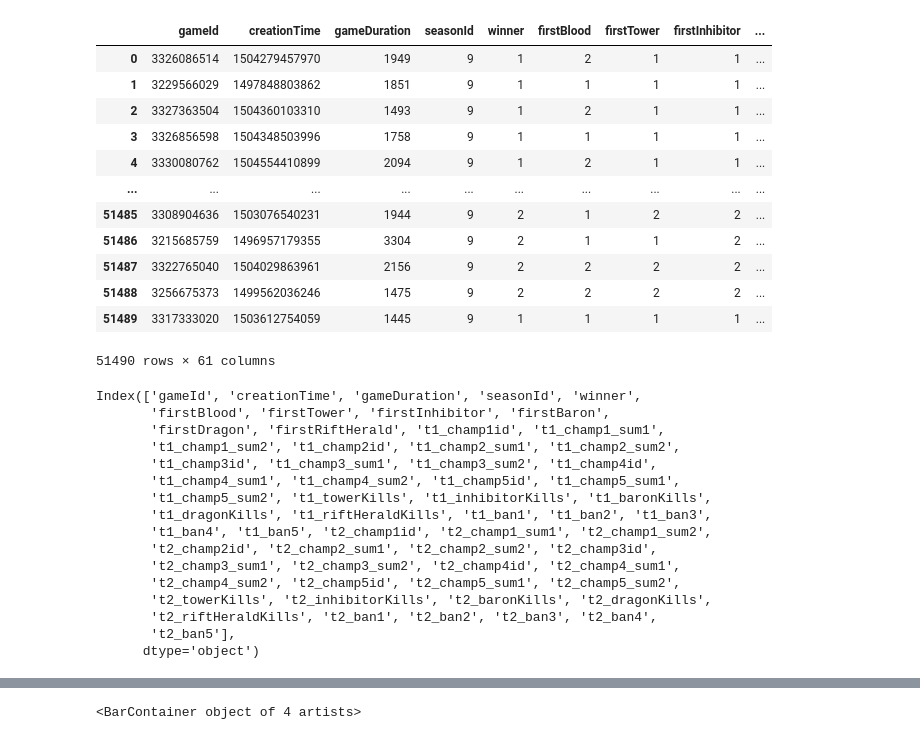
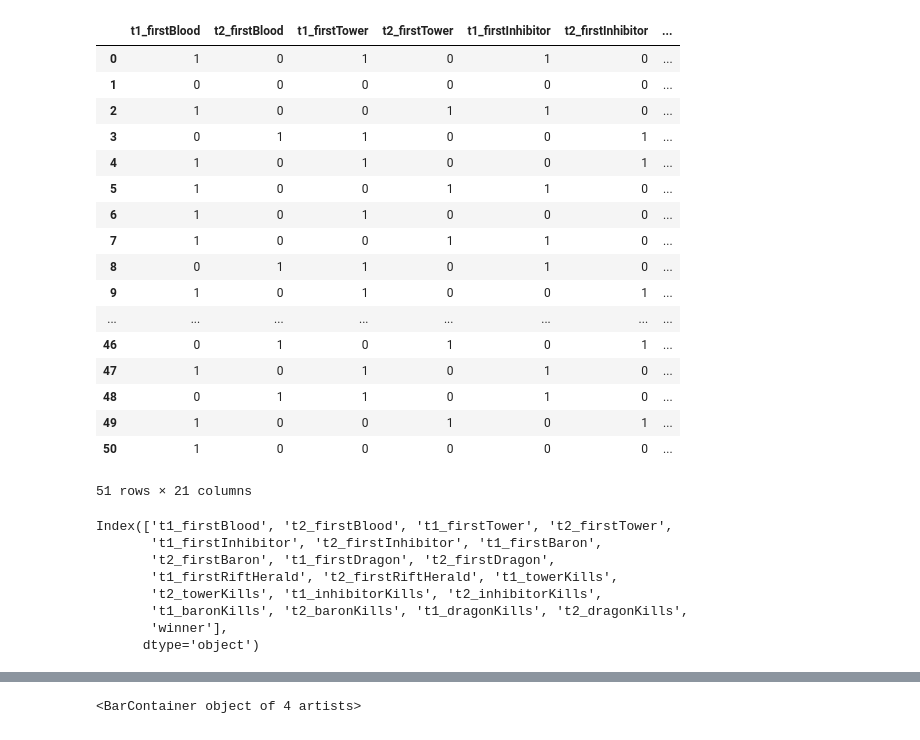
Before and after one commit to patrick-mcclure/a_day_in_the_life_of_a_data_scientist, a Jupyter notebook: Logistic_Regression_Tutorial_using_LoL_Data.ipynb, the cells around one changed output, grey strips where cells are left out. Saved outputs shown, nothing was run; the diff lists cells and outputs as text; code cells hidden in the pictures.

```diff
--- a/Logistic_Regression_Tutorial_using_LoL_Data.ipynb
+++ b/Logistic_Regression_Tutorial_using_LoL_Data.ipynb
@@ -2,39 +2,35 @@
 import numpy as np
 import pandas as pd
 # %%
-games_table = pd.read_csv('games.csv')
+games_table_train = pd.read_csv('games_train.csv')
+games_table_train
+# %% [output]
+|  | t1_firstBlood | t2_firstBlood | t1_firstTower | t2_firstTower | t1_firstInhibitor | t2_firstInhibitor | ... |
+| 0 | 1 | 0 | 1 | 0 | 1 | 0 | ... |
+| 1 | 0 | 0 | 0 | 0 | 0 | 0 | ... |
+| 2 | 1 | 0 | 0 | 1 | 1 | 0 | ... |
+| 3 | 0 | 1 | 1 | 0 | 0 | 1 | ... |
+| 4 | 1 | 0 | 1 | 0 | 0 | 1 | ... |
+| 5 | 1 | 0 | 0 | 1 | 1 | 0 | ... |
+| 6 | 1 | 0 | 1 | 0 | 0 | 0 | ... |
+| 7 | 1 | 0 | 0 | 1 | 1 | 0 | ... |
+| 8 | 0 | 1 | 1 | 0 | 1 | 0 | ... |
+| 9 | 1 | 0 | 1 | 0 | 0 | 1 | ... |
+| ... | ... | ... | ... | ... | ... | ... | ... |
+| 46 | 0 | 1 | 0 | 1 | 0 | 1 | ... |
+| 47 | 1 | 0 | 1 | 0 | 1 | 0 | ... |
+| 48 | 0 | 1 | 1 | 0 | 1 | 0 | ... |
+| 49 | 1 | 0 | 0 | 1 | 0 | 1 | ... |
+| 50 | 1 | 0 | 0 | 0 | 0 | 0 | ... |
+51 rows × 21 columns
-# %%
-games_table
-# %% [output]
-|  | gameId | creationTime | gameDuration | seasonId | winner | firstBlood | firstTower | firstInhibitor | ... |
-| 0 | 3326086514 | 1504279457970 | 1949 | 9 | 1 | 2 | 1 | 1 | ... |
-| 1 | 3229566029 | 1497848803862 | 1851 | 9 | 1 | 1 | 1 | 1 | ... |
-| 2 | 3327363504 | 1504360103310 | 1493 | 9 | 1 | 2 | 1 | 1 | ... |
-| 3 | 3326856598 | 1504348503996 | 1758 | 9 | 1 | 1 | 1 | 1 | ... |
-| 4 | 3330080762 | 1504554410899 | 2094 | 9 | 1 | 2 | 1 | 1 | ... |
-| ... | ... | ... | ... | ... | ... | ... | ... | ... | ... |
-| 51485 | 3308904636 | 1503076540231 | 1944 | 9 | 2 | 1 | 2 | 2 | ... |
-| 51486 | 3215685759 | 1496957179355 | 3304 | 9 | 2 | 1 | 1 | 2 | ... |
-| 51487 | 3322765040 | 1504029863961 | 2156 | 9 | 2 | 2 | 2 | 2 | ... |
-| 51488 | 3256675373 | 1499562036246 | 1475 | 9 | 2 | 2 | 2 | 2 | ... |
-| 51489 | 3317333020 | 1503612754059 | 1445 | 9 | 1 | 1 | 1 | 1 | ... |
-51490 rows × 61 columns
 # %%
-games_table.columns
+games_table_train.columns
 # %% [output]
-Index(['gameId', 'creationTime', 'gameDuration', 'seasonId', 'winner',
-       'firstBlood', 'firstTower', 'firstInhibitor', 'firstBaron',
-       'firstDragon', 'firstRiftHerald', 't1_champ1id', 't1_champ1_sum1',
-       't1_champ1_sum2', 't1_champ2id', 't1_champ2_sum1', 't1_champ2_sum2',
-       't1_champ3id', 't1_champ3_sum1', 't1_champ3_sum2', 't1_champ4id',
-       't1_champ4_sum1', 't1_champ4_sum2', 't1_champ5id', 't1_champ5_sum1',
-       't1_champ5_sum2', 't1_towerKills', 't1_inhibitorKills', 't1_baronKills',
-       't1_dragonKills', 't1_riftHeraldKills', 't1_ban1', 't1_ban2', 't1_ban3',
-       't1_ban4', 't1_ban5', 't2_champ1id', 't2_champ1_sum1', 't2_champ1_sum2',
-       't2_champ2id', 't2_champ2_sum1', 't2_champ2_sum2', 't2_champ3id',
-       't2_champ3_sum1', 't2_champ3_sum2', 't2_champ4id', 't2_champ4_sum1',
-       't2_champ4_sum2', 't2_champ5id', 't2_champ5_sum1', 't2_champ5_sum2',
-       't2_towerKills', 't2_inhibitorKills', 't2_baronKills', 't2_dragonKills',
-       't2_riftHeraldKills', 't2_ban1', 't2_ban2', 't2_ban3', 't2_ban4',
-       't2_ban5'],
+Index(['t1_firstBlood', 't2_firstBlood', 't1_firstTower', 't2_firstTower',
+       't1_firstInhibitor', 't2_firstInhibitor', 't1_firstBaron',
+       't2_firstBaron', 't1_firstDragon', 't2_firstDragon',
+       't1_firstRiftHerald', 't2_firstRiftHerald', 't1_towerKills',
+       't2_towerKills', 't1_inhibitorKills', 't2_inhibitorKills',
+       't1_baronKills', 't2_baronKills', 't1_dragonKills', 't2_dragonKills',
+       'winner'],
       dtype='object')
```
Also changed, not shown: parts of 35 cells of this notebook, 3 other files.
